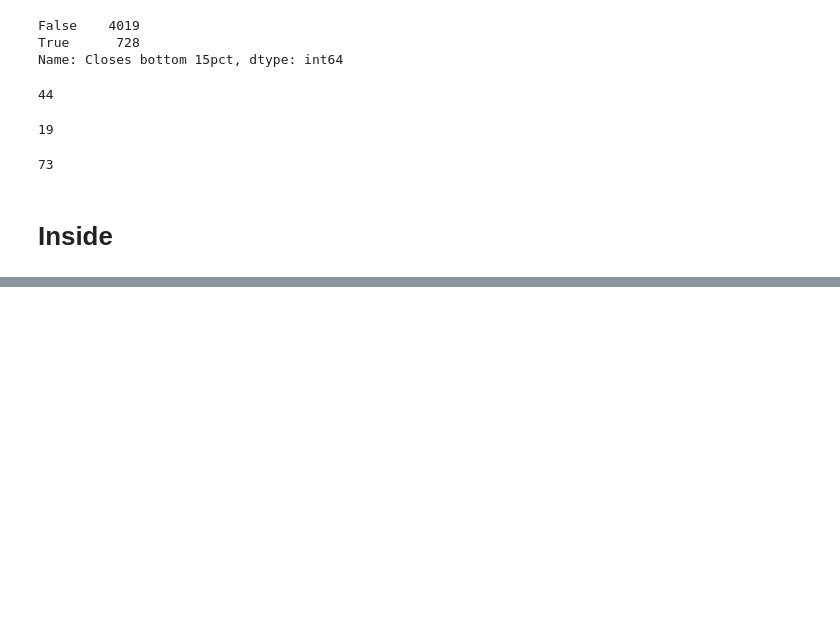
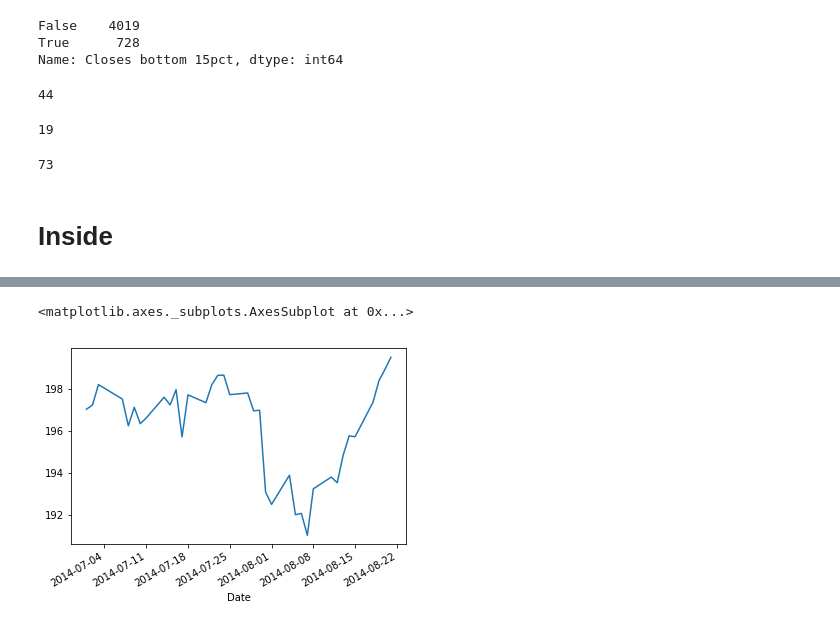
Before and after one commit to minimalgeek/DeepLearning, a Jupyter notebook: Stock/notebooks/RH/04_RH_features.ipynb, the cells around one changed output, grey strips where cells are left out. Cells and saved outputs as stored; diff of their text form; code cells hidden in the pictures; blank space fills up the shorter version.

```diff
--- a/Stock/notebooks/RH/04_RH_features.ipynb
+++ b/Stock/notebooks/RH/04_RH_features.ipynb
@@ -587,0 +628,6 @@ data['Closes up 0.25pct 1d'] = C < 1.0025*(C.shift())
+# %%
+change = C.pct_change()
+data['Worst 1d decline 10d'] = change == change.rolling(10).min()
+# %%
+data['Closes bottom 25pct in a row 4d'] = data['Closes bottom 25pct'].rolling(4).mean() == 1
+llen('Closes bottom 25pct in a row 4d')
@@ -587,0 +638,2 @@ data['Closes up 0.25pct 1d'] = C < 1.0025*(C.shift())
+# %%
+data['Closes up SMA5 in a row 10d'] = (C > tl.SMA(C.values, timeperiod=5)).rolling(10).mean() == 1
@@ -587,0 +644,2 @@ data['Closes up 0.25pct 1d'] = C < 1.0025*(C.shift())
+# %%
+data['Rally in 10d'] = ((C == C.rolling(50).min()).rolling(10).sum() > 0) & (C == C.rolling(50).max())
@@ -587,0 +657,5 @@ data['Closes up 0.25pct 1d'] = C < 1.0025*(C.shift())
+# %%
+data['2014-07':'2014-08-21']['Close'].plot()
+# %% [output]
+<matplotlib.axes._subplots.AxesSubplot at 0x...>
+[figure, added]
```
Also changed, not shown: parts of 31 cells of this notebook.
